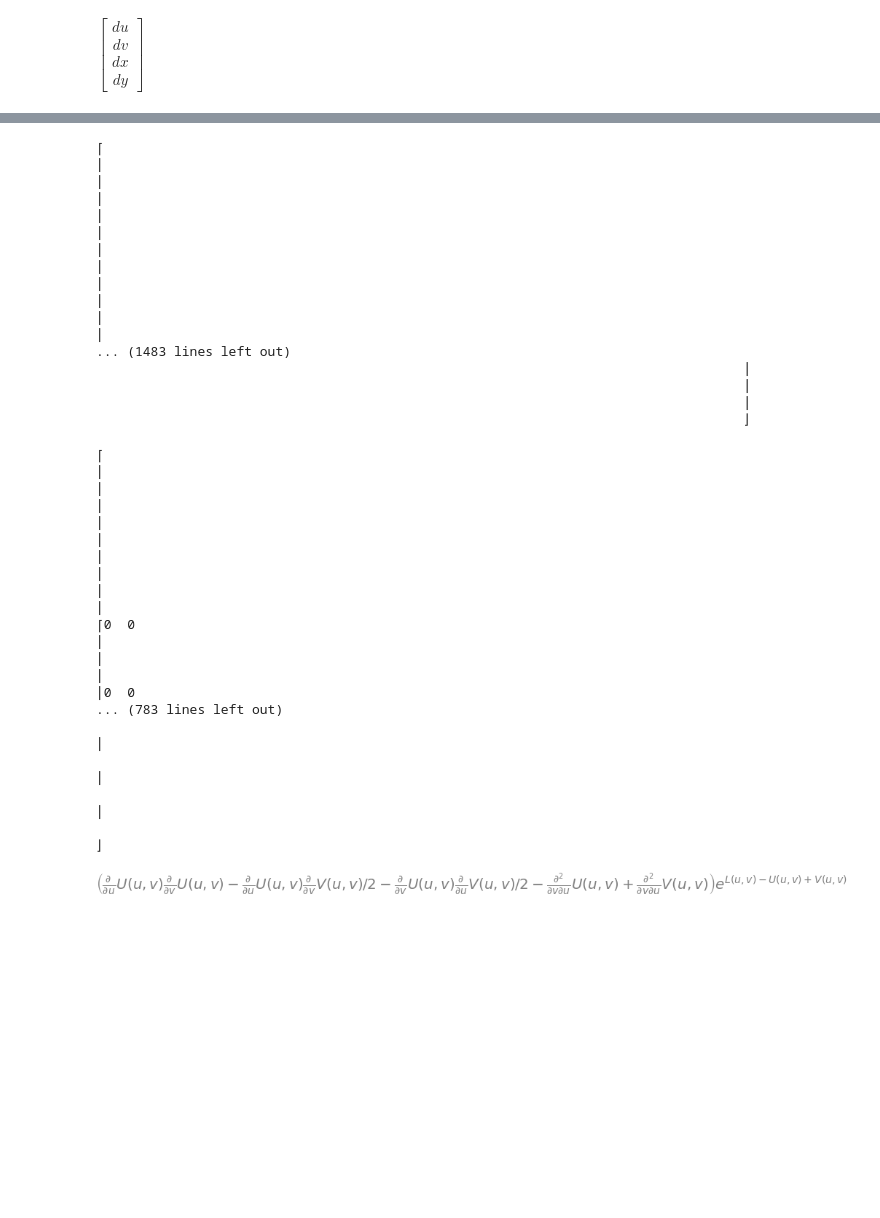
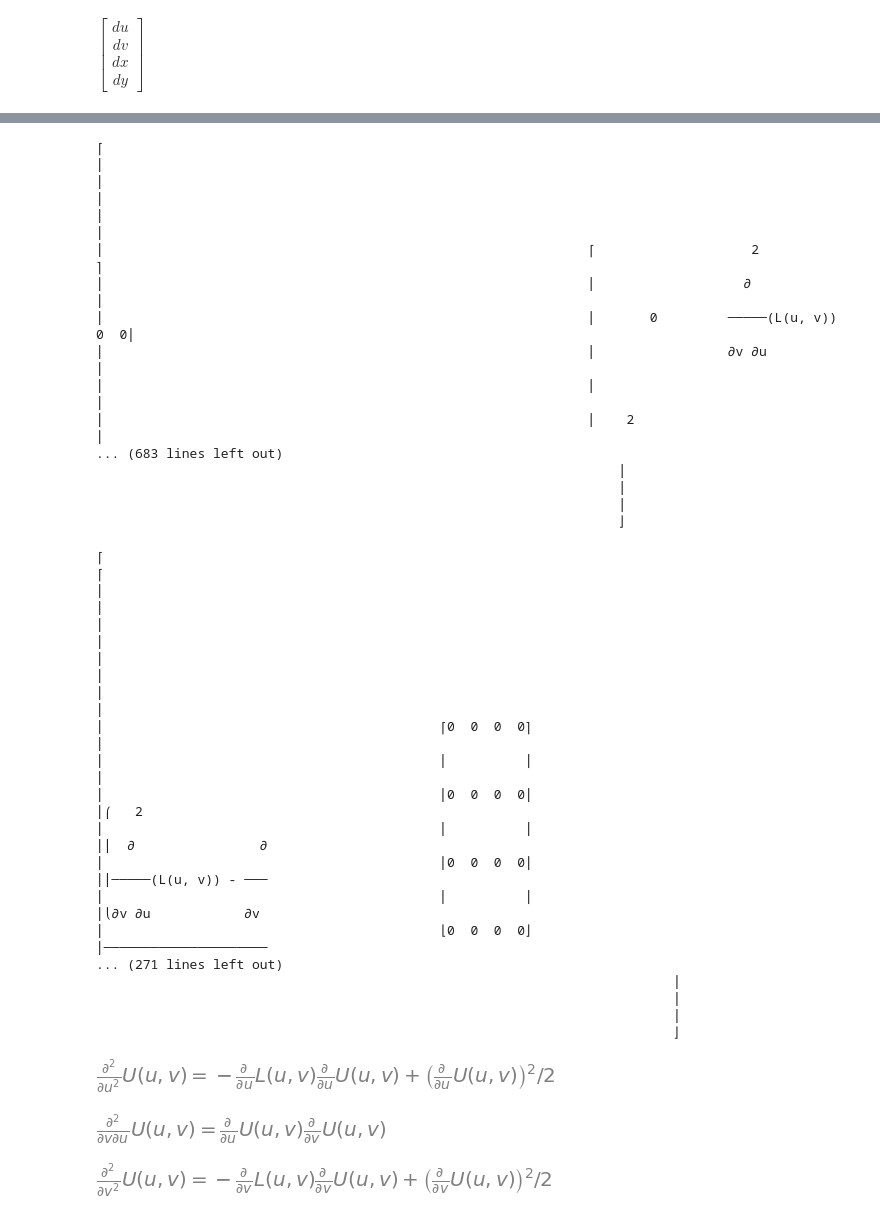
Before and after one commit to GeoffCope/General_Relativity_Python, a Jupyter notebook: On_the_gravitational_interaction_of_plane_symmetric_clouds_of_null_dust_by_Tsoubelis_Wang.ipynb, the cells around one changed output, grey strips where cells are left out. Drawn from its saved outputs; the diff is of its cells as text; code cells hidden in the pictures; blank space fills up the shorter version.

```diff
--- a/On_the_gravitational_interaction_of_plane_symmetric_clouds_of_null_dust_by_Tsoubelis_Wang.ipynb
+++ b/On_the_gravitational_interaction_of_plane_symmetric_clouds_of_null_dust_by_Tsoubelis_Wang.ipynb
@@ -52,6 +56,6 @@ differentials
 # %% [output]
 $\displaystyle \left[\begin{matrix}du\\dv\\dx\\dy\end{matrix}\right]$
 # %%
-lineElement = expand(2*exp(-L)*du*dv -exp(-U)*(exp(V)*dx**2 + exp(-V)*dy**2 ))
+lineElement = expand(2*exp(-L)*du*dv -exp(-U)*(exp(V)*dx**2 + exp(-V)*dy**2 )).subs(V,0)
 lineElement
 # %% [output]
@@ -114,39 +118,54 @@ rm1.tensor()
 ⎢
 ⎢
 ⎢
-⎢
-⎢
-⎢
-⎢
-⎢
-⎢
-... (1483 lines left out)
-                                                                                   ⎥
-                                                                                   ⎥
-                                                                                   ⎥
-                                                                                   ⎦
+⎢                                                              ⎡                    2                ⎤
+⎢                                                              ⎢                   ∂                 ⎥
+⎢                                                              ⎢       0         ─────(L(u, v))  0  0⎥
+⎢                                                              ⎢                 ∂v ∂u               ⎥
+⎢                                                              ⎢                                     ⎥
+⎢                                                              ⎢    2                                ⎥
+... (683 lines left out)
+                                                                   ⎥
+                                                                   ⎥
+                                                                   ⎥
+                                                                   ⎦
 # %%
 weyl = WeylTensor.from_metric(metric)
 weyl.tensor()
 # %% [output]
-⎡
-⎢
-⎢
-⎢
-⎢
-⎢
-⎢
-⎢
-⎢
-⎢                                                                                                                             ⎡0  0
-⎢                                                                                                                             ⎢
-⎢                                                                                                                             ⎢0  0
-... (783 lines left out)
-                                                                                                                                ⎥
-                                                                                                                                ⎥
-                                                                                                                                ⎥
-                                                                                                                                ⎦
+⎡                                                                                                    ⎡
+⎢                                                                                                    ⎢
+⎢                                                                                                    ⎢
+⎢                                                                                                    ⎢
+⎢                                                                                                    ⎢
+⎢                                           ⎡0  0  0  0⎤                                             ⎢
+⎢                                           ⎢          ⎥                                             ⎢
+⎢                                           ⎢0  0  0  0⎥                                             ⎢⎛   2
+⎢                                           ⎢          ⎥                                             ⎢⎜  ∂                ∂
+⎢                                           ⎢0  0  0  0⎥                                             ⎢⎜─────(L(u, v)) - ───
+⎢                                           ⎢          ⎥                                             ⎢⎝∂v ∂u            ∂v
+⎢                                           ⎣0  0  0  0⎦                                             ⎢─────────────────────
+... (271 lines left out)
+                                                                          ⎥
+                                                                          ⎥
+                                                                          ⎥
+                                                                          ⎦
 # %%
-simplify(Ric.tensor())[2,2]
+#  See equation 2.1a
+
+Eq(diff(U,u,u),expand(solve( einst.tensor()[0,0], diff(U,u,u) )[0] ))
 # %% [output]
-[figure, old version]
+[figure, new version]
+# %%
+#  This is the far right term of equation 2.1d
+
+constraint = Eq(diff(U,u,v),solve( simplify(einst.tensor())[1,0], diff(U,u,v) )[0] )
+constraint
+# %% [output]
+[figure, added]
+# %%
+#  See equation 2.1b
+
+Eq(diff(U,v,v),expand(solve( Ric.tensor()[1,1] , diff(U,v,v) )[0]))
+# %% [output]
+[figure, added]
```
Also changed, not shown: parts of 15 cells of this notebook, 21 other files.
